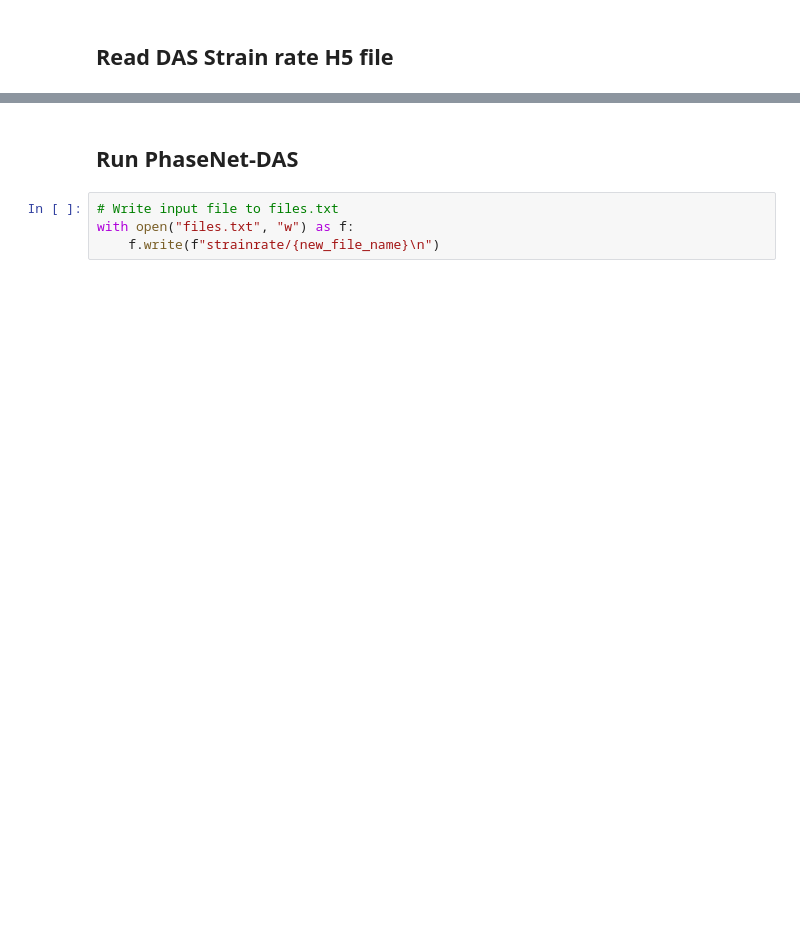
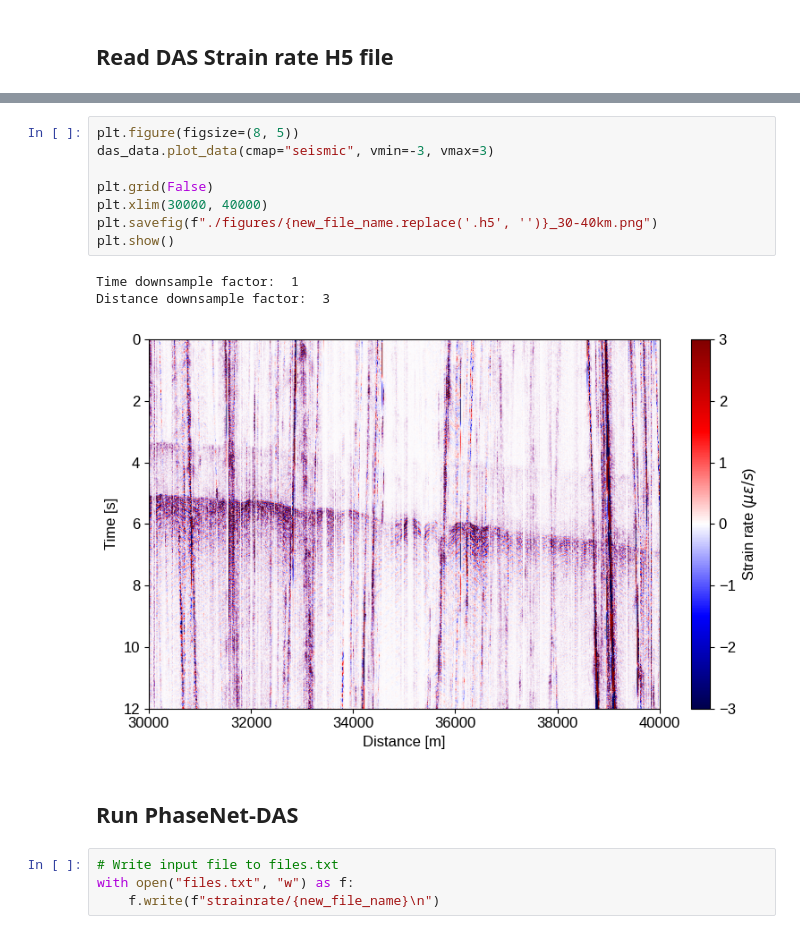
Before and after one commit to theinlinaung2010/EQNet, a Jupyter notebook: NbDasPhaseNet/nbdas_phasenet_test.ipynb, the cells around one changed output, grey strips where cells are left out. Saved outputs shown, nothing was run; the diff lists cells and outputs as text; blank space fills up the shorter version.

```diff
--- a/NbDasPhaseNet/nbdas_phasenet_test.ipynb
+++ b/NbDasPhaseNet/nbdas_phasenet_test.ipynb
@@ -84,3 +130,15 @@ Distance downsample factor:  3
+# %%
+plt.figure(figsize=(8, 5))
+das_data.plot_data(cmap="seismic", vmin=-3, vmax=3)
+
+plt.grid(False)
+plt.xlim(30000, 40000)
+plt.savefig(f"./figures/{new_file_name.replace('.h5', '')}_30-40km.png")
+plt.show()
+# %% [output]
+Time downsample factor:  1
+Distance downsample factor:  3
+[figure, added]
 # %% [markdown]
 ## Run PhaseNet-DAS
 # %%
```
Also changed, not shown: parts of 19 cells of this notebook, 31 other files.
